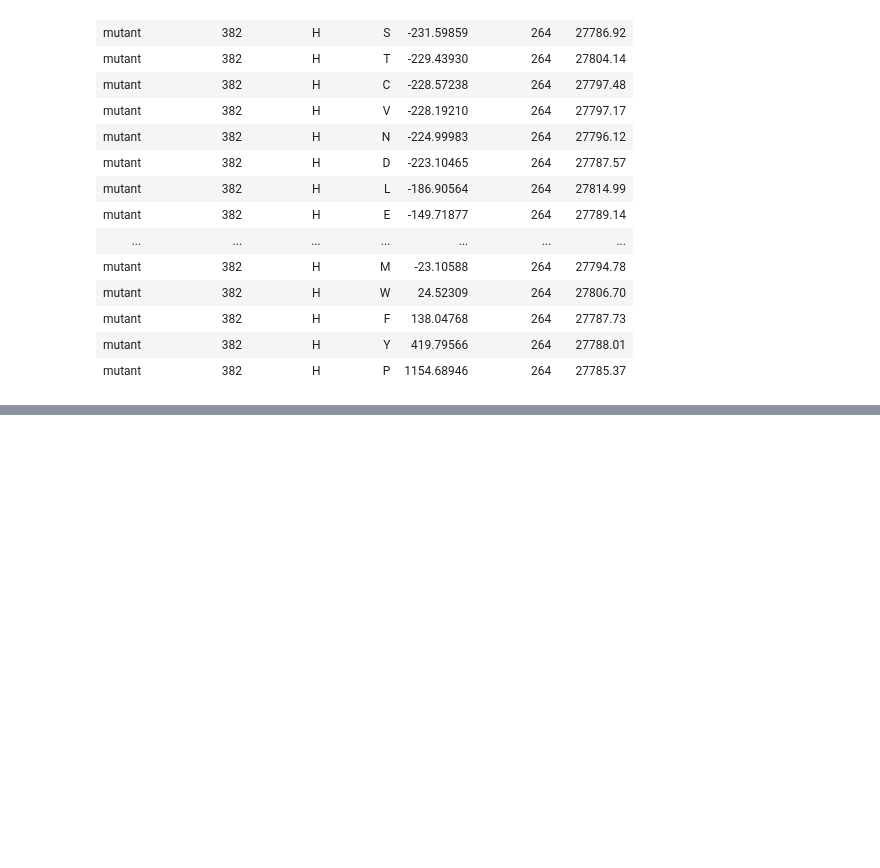
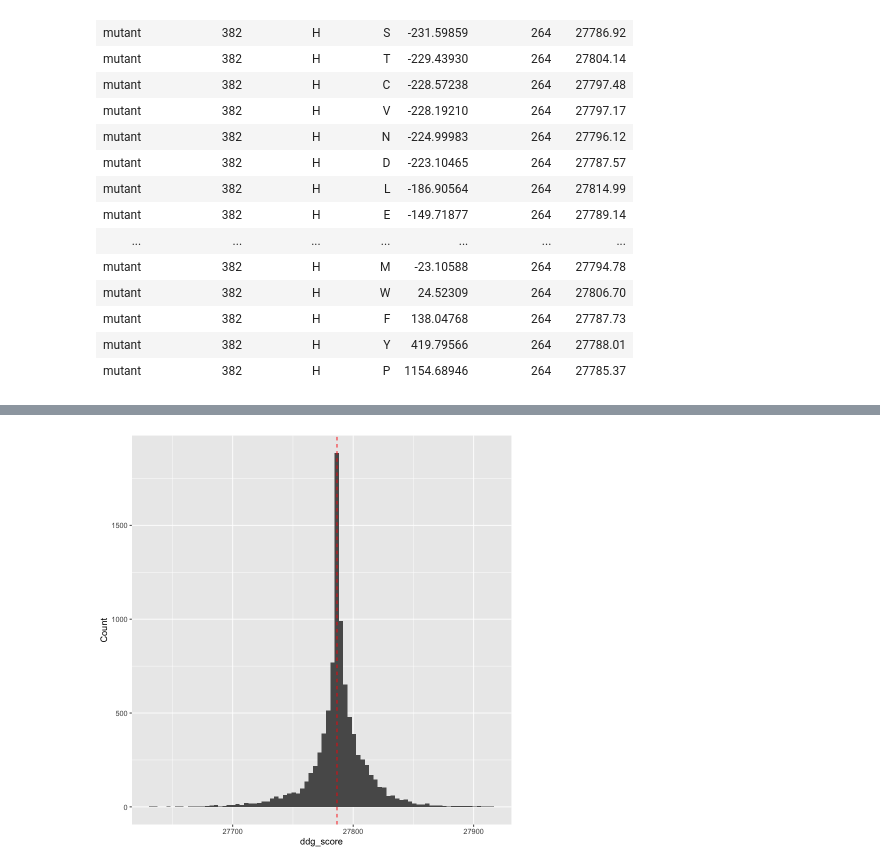
Before and after one commit to redradman/OneAAatATime, a Jupyter notebook: Analysis.ipynb, the cells around one changed output, grey strips where cells are left out. Saved outputs shown, nothing was run; the diff lists cells and outputs as text; code cells hidden in the pictures; blank space fills up the shorter version.

Commit message:
add the sasa score histogram

```diff
--- a/Analysis.ipynb
+++ b/Analysis.ipynb
@@ -361,0 +355,11 @@ A data.frame: 19 × 7
+# %%
+wildtype <- filter(data, type == "wild_type")
+wildtype_sasa_score <- wildtype$sasa_score
+
+# Create a histogram for the ddg_score values for the mutants
+ggplot(data, aes(x = sasa_score)) +
+  geom_histogram(bins = 80) +
+  geom_vline(xintercept = wildtype_sasa_score, color = "red", linetype = "dashed") +
+  labs(x = "ddg_score", y = "Count")
+# %% [output]
+[figure, added]
```
Also changed, not shown: parts of 4 cells of this notebook.
